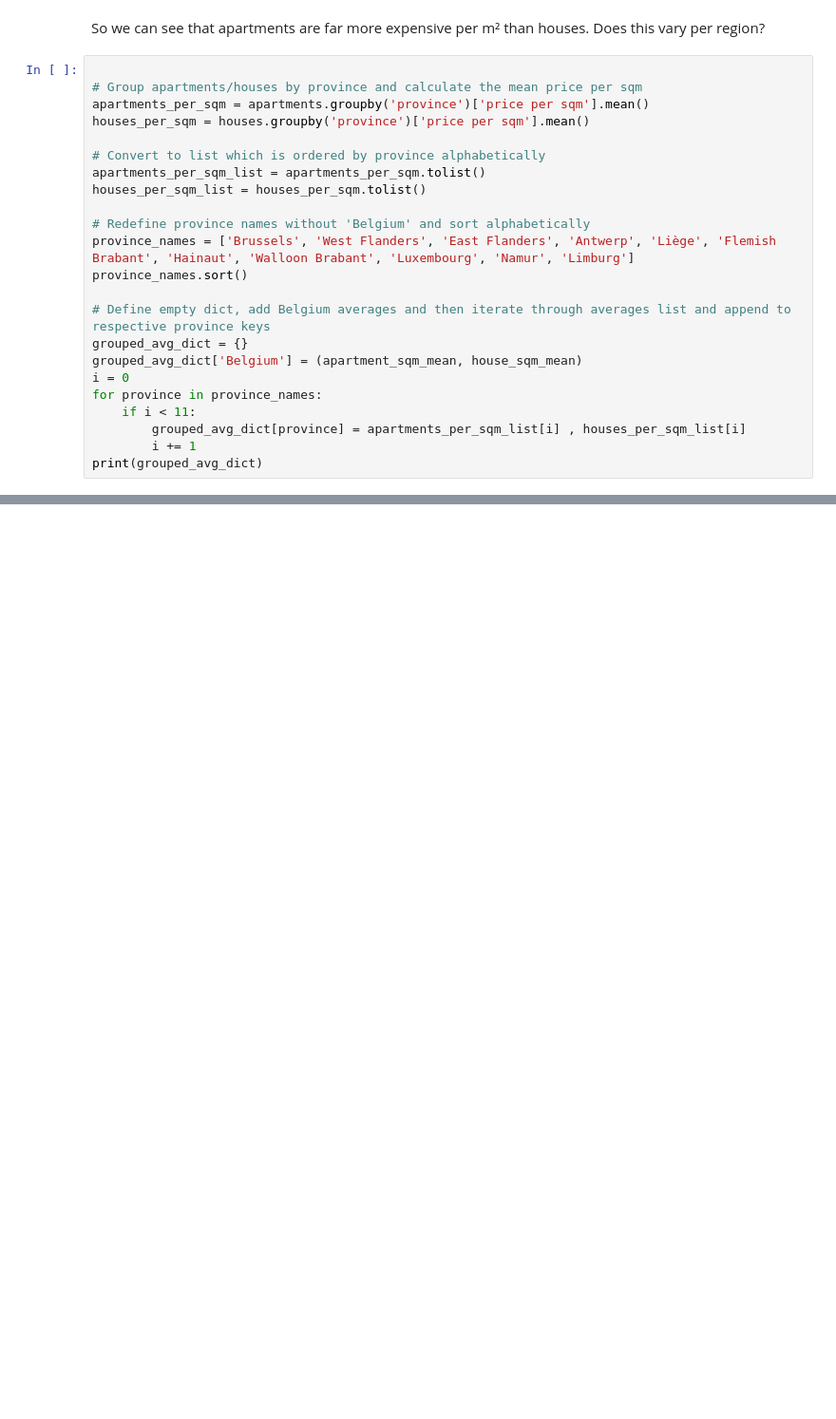
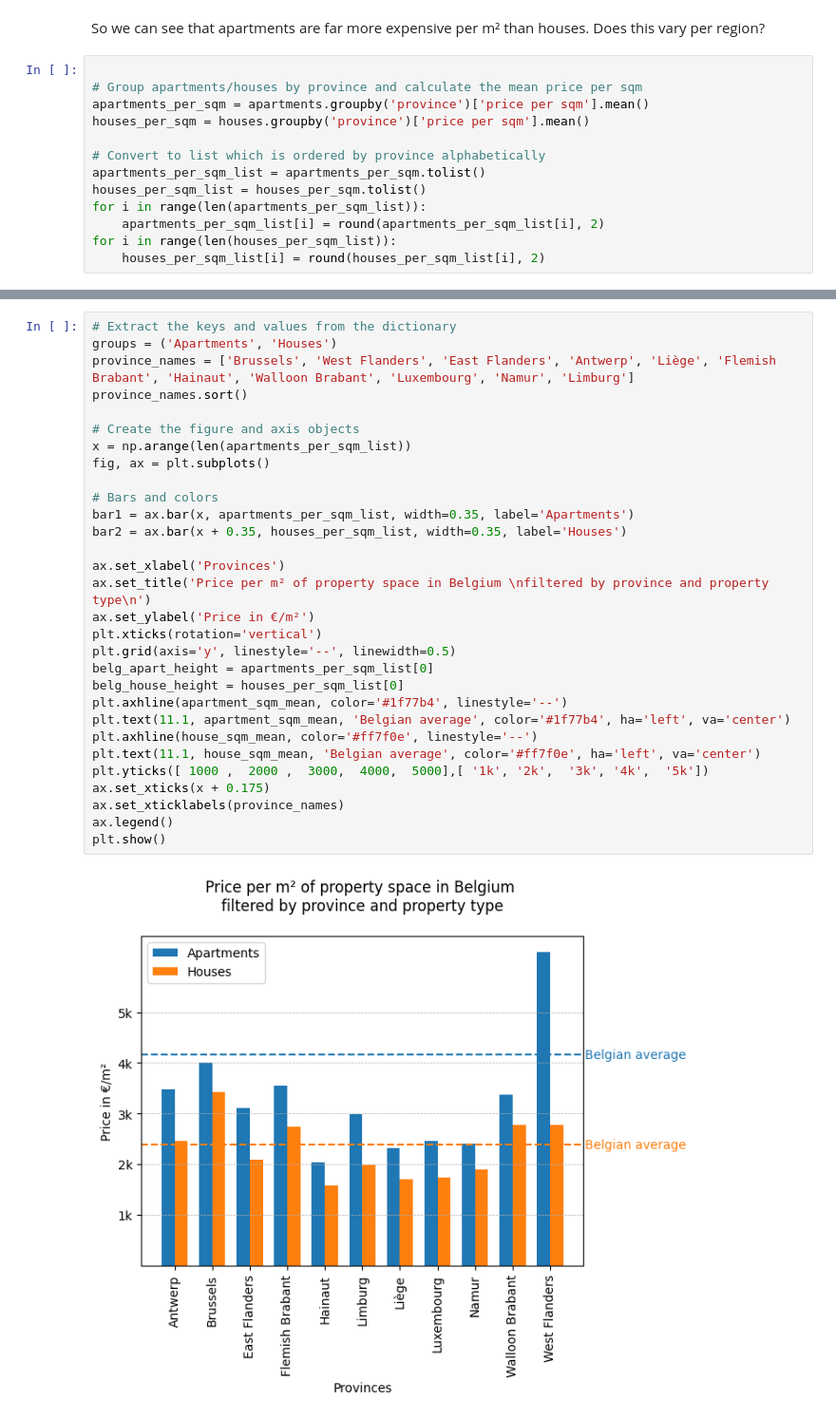
Before and after one commit to ghollingdale/PropertyAnalysisBE, a Jupyter notebook: Data_Analysis.ipynb, the cells around one changed output, grey strips where cells are left out. Shown at 95% size. Cells and saved outputs as stored; diff of their text form; blank space fills up the shorter version.

```diff
--- a/Data_Analysis.ipynb
+++ b/Data_Analysis.ipynb
@@ -291,17 +295,7 @@ houses_per_sqm = houses.groupby('province')['price per sqm'].mean()
 # Convert to list which is ordered by province alphabetically
 apartments_per_sqm_list = apartments_per_sqm.tolist()
 houses_per_sqm_list = houses_per_sqm.tolist()
-
-# Redefine province names without 'Belgium' and sort alphabetically
-province_names = ['Brussels', 'West Flanders', 'East Flanders', 'Antwerp', 'Liège', 'Flemish Brabant', 'Hainaut', 'Walloon Brabant', 'Luxembourg', 'Namur', 'Limburg']
-province_names.sort()
-
-# Define empty dict, add Belgium averages and then iterate through averages list and append to respective province keys
-grouped_avg_dict = {}
-grouped_avg_dict['Belgium'] = (apartment_sqm_mean, house_sqm_mean)
-i = 0
-for province in province_names:
-    if i < 11:
-        grouped_avg_dict[province] = apartments_per_sqm_list[i] , houses_per_sqm_list[i]
-        i += 1
-print(grouped_avg_dict)
+for i in range(len(apartments_per_sqm_list)):
+    apartments_per_sqm_list[i] = round(apartments_per_sqm_list[i], 2)
+for i in range(len(houses_per_sqm_list)):
+    houses_per_sqm_list[i] = round(houses_per_sqm_list[i], 2)
@@ -318,0 +316,32 @@ for index, row in apartments_per_sqm.iterrwows():
+# %%
+# Extract the keys and values from the dictionary
+groups = ('Apartments', 'Houses')
+province_names = ['Brussels', 'West Flanders', 'East Flanders', 'Antwerp', 'Liège', 'Flemish Brabant', 'Hainaut', 'Walloon Brabant', 'Luxembourg', 'Namur', 'Limburg']
+province_names.sort()
+
+# Create the figure and axis objects
+x = np.arange(len(apartments_per_sqm_list))
+fig, ax = plt.subplots()
+
+# Bars and colors
+bar1 = ax.bar(x, apartments_per_sqm_list, width=0.35, label='Apartments')
+bar2 = ax.bar(x + 0.35, houses_per_sqm_list, width=0.35, label='Houses')
+
+ax.set_xlabel('Provinces')
+ax.set_title('Price per m² of property space in Belgium \nfiltered by province and property type\n')
+ax.set_ylabel('Price in €/m²')
+plt.xticks(rotation='vertical')
+plt.grid(axis='y', linestyle='--', linewidth=0.5)
+belg_apart_height = apartments_per_sqm_list[0]
+belg_house_height = houses_per_sqm_list[0]
+plt.axhline(apartment_sqm_mean, color='#1f77b4', linestyle='--')
+plt.text(11.1, apartment_sqm_mean, 'Belgian average', color='#1f77b4', ha='left', va='center')
+plt.axhline(house_sqm_mean, color='#ff7f0e', linestyle='--')
+plt.text(11.1, house_sqm_mean, 'Belgian average', color='#ff7f0e', ha='left', va='center')
+plt.yticks([ 1000 ,  2000 ,  3000,  4000,  5000],[ '1k', '2k',  '3k', '4k',  '5k'])
+ax.set_xticks(x + 0.175)
+ax.set_xticklabels(province_names)
+ax.legend()
+plt.show()
+# %% [output]
+[figure, added]
```
Also changed, not shown: parts of 6 cells of this notebook.
